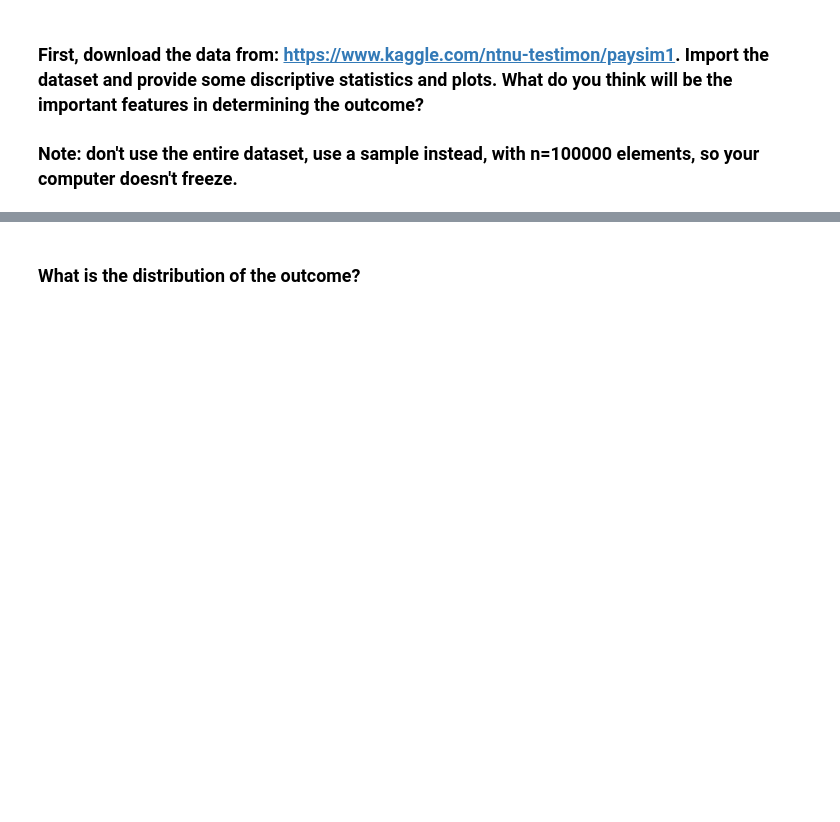
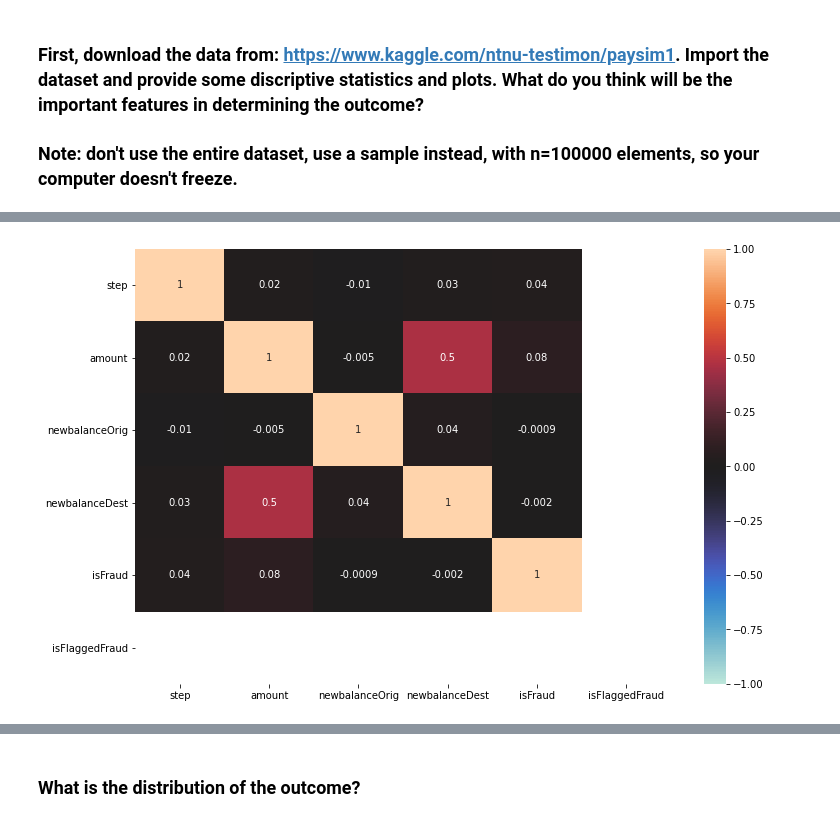
Before and after one commit to ta-data-lis/lab-imbalance, a Jupyter notebook: your-code/lab_imbalance.ipynb, the cells around one changed output, grey strips where cells are left out. Saved outputs shown, nothing was run; the diff lists cells and outputs as text; code cells hidden in the pictures; blank space fills up the shorter version.

```diff
--- a/your-code/lab_imbalance.ipynb
+++ b/your-code/lab_imbalance.ipynb
@@ -13,0 +28,4 @@ Like we disussed in class, when we have noisy data, if we are not careful, we ca
+# %%
+log_df = log.sample(100000)
+
+log_df.dtypes
@@ -13,0 +57,8 @@ Like we disussed in class, when we have noisy data, if we are not careful, we ca
+# %%
+log_corr = log_df.corr()
+
+fig, ax = plt.subplots(figsize=(12,8))
+ax = sn.heatmap(log_corr, annot=True,fmt='.1g',vmin=-1, vmax=1, center=0)
+plt.show()
+# %% [output]
+[figure, added]
```
Also changed, not shown: parts of 18 cells of this notebook.
